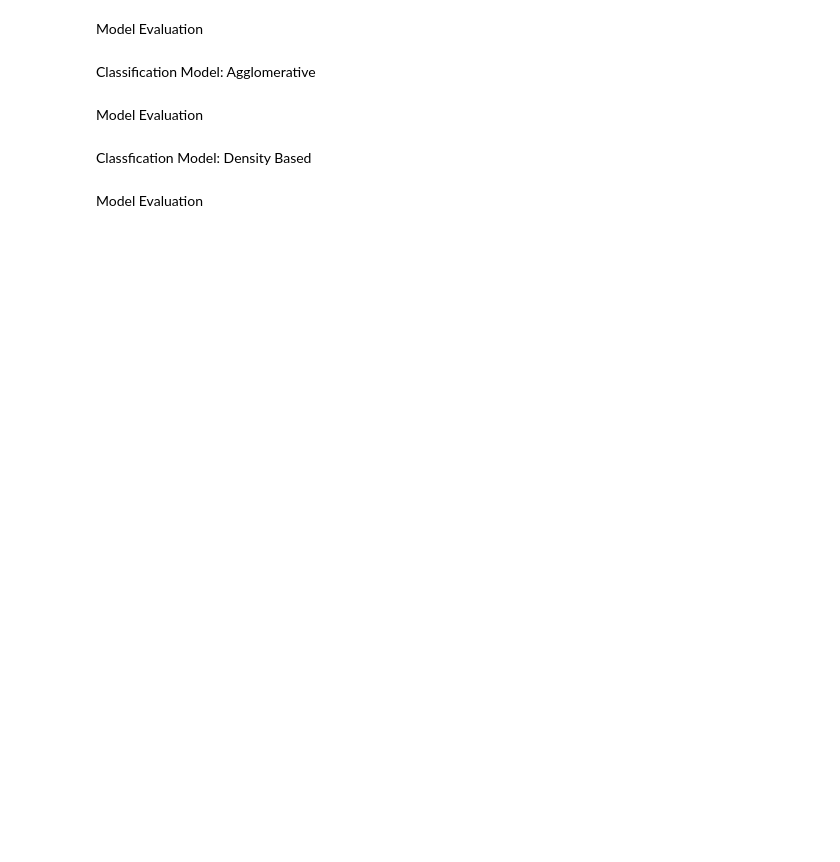
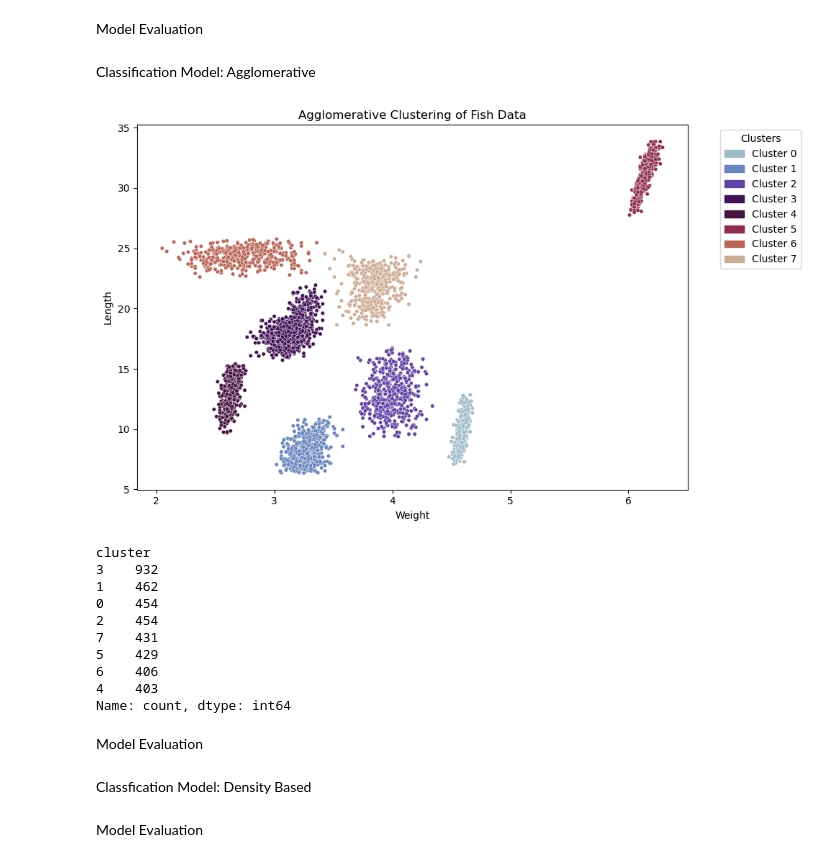
Before and after one commit to KPate04/IntroDataMining, a Jupyter notebook: Project_4/Clustering.ipynb, the cells around one changed output. Drawn from its saved outputs; the diff is of its cells as text; code cells hidden in the pictures; blank space fills up the shorter version.

```diff
--- a/Project_4/Clustering.ipynb
+++ b/Project_4/Clustering.ipynb
@@ -343,6 +371,63 @@ Model Evaluation
 # We can do this by comparing the above clustering chart and the Length v Width chart.
 # %% [markdown]
 Classification Model: Agglomerative
+# %%
+from sklearn.cluster import AgglomerativeClustering
+from sklearn.preprocessing import StandardScaler
+import matplotlib.pyplot as plt
+import seaborn as sns
+import matplotlib.patches as mpatches
+
+numerical_data = fishy_data[['length', 'weight', 'w_l_ratio']]
+scaler = StandardScaler()
+scaled_data = scaler.fit_transform(numerical_data)
+
+agg_cluster = AgglomerativeClustering(n_clusters=8)
+
+# Fit the model to the data
+clusters = agg_cluster.fit_predict(scaled_data)
+
+# Add the cluster labels to the original data
+fishy_data['cluster'] = clusters
+
+# Generate a consistent color palette for all clusters
+unique_clusters = sorted(fishy_data['cluster'].unique())
+palette = sns.color_palette('twilight', n_colors=len(unique_clusters))
+color_map = {cluster: palette[i] for i, cluster in enumerate(unique_clusters)}
+
+# Visualize the clusters
+plt.figure(figsize=(10, 6))
+scatter = sns.scatterplot(
+    data=fishy_data,
+    x='weight',
+    y='length',
+    hue='cluster',
+    palette=color_map,
+    s=15,
+    legend=None,
+)
+
+handles = [mpatches.Patch(color=color_map[cluster], label=f"Cluster {cluster}") for cluster in unique_clusters]
+plt.legend(handles=handles, title="Clusters", bbox_to_anchor=(1.05, 1), loc='upper left')
+plt.title("Agglomerative Clustering of Fish Data")
+plt.xlabel("Weight")
+plt.ylabel("Length")
+plt.tight_layout()
+plt.show()
+
+fishy_data['cluster'].value_counts()
+# %% [output]
+[figure, added]
+cluster
+3    932
+1    462
+0    454
+2    454
+7    431
+5    429
+6    406
+4    403
+Name: count, dtype: int64
 # %% [markdown]
 Model Evaluation
 # %% [markdown]
```
Also changed, not shown: parts of 3 cells of this notebook, 5 other files.
